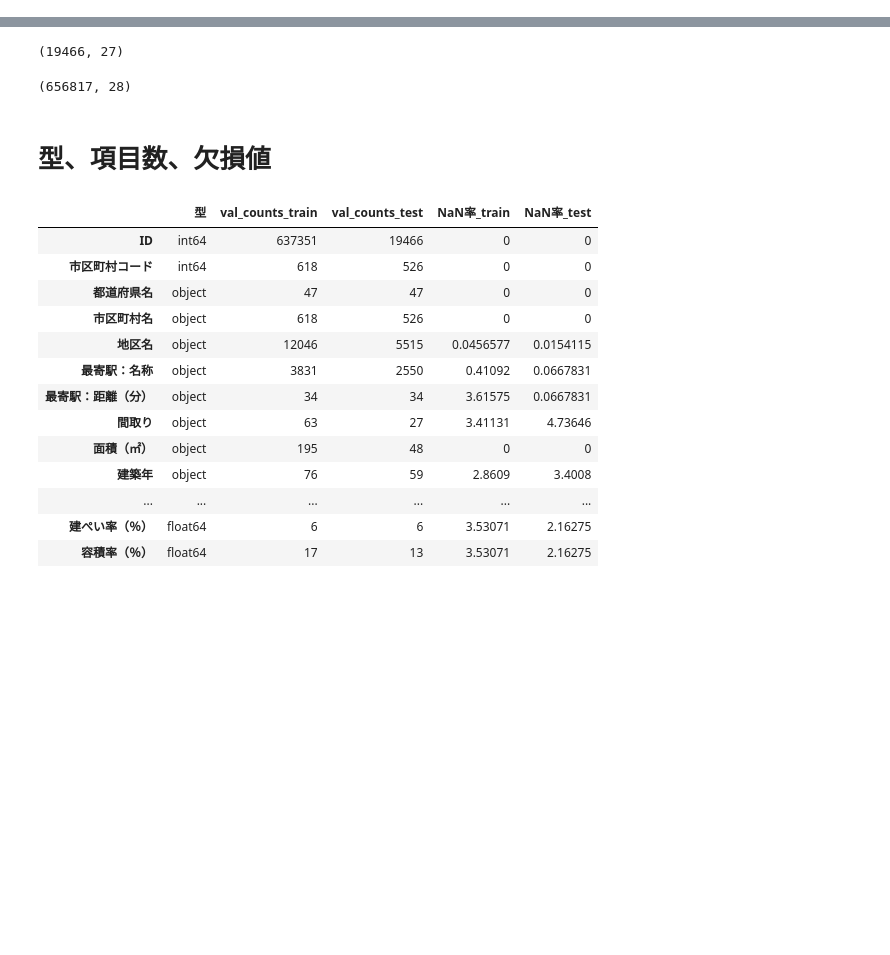
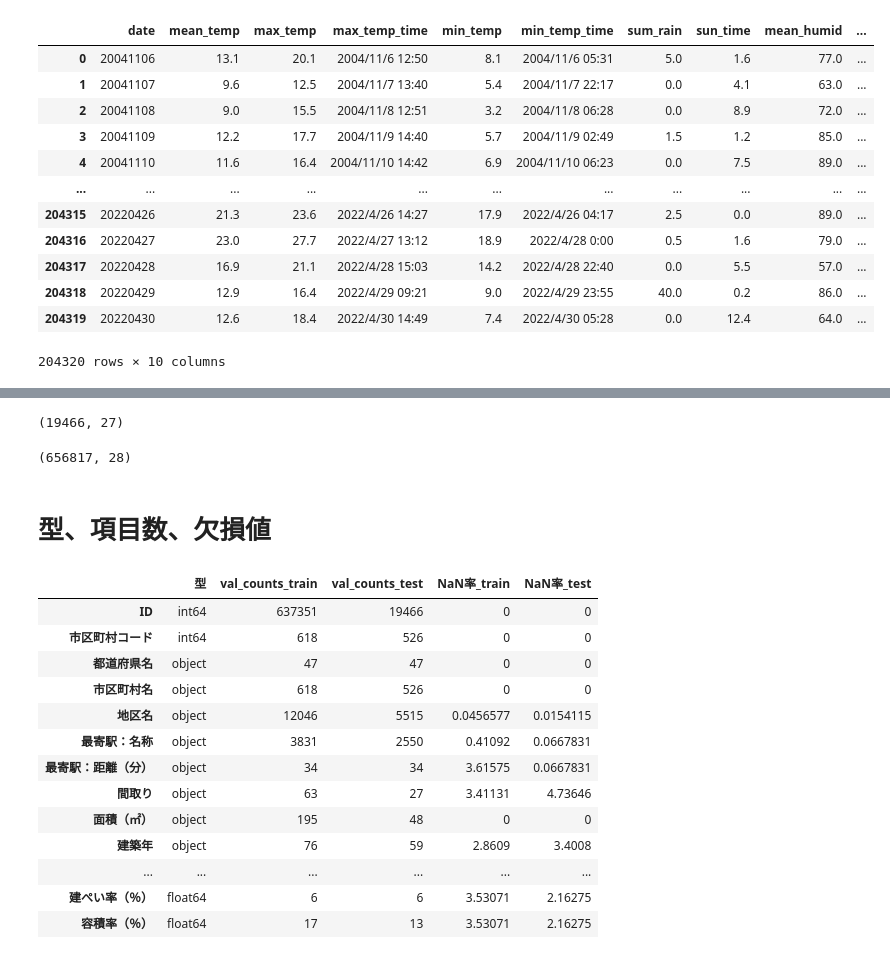
Before and after one commit to snoopy0420/nishika_vegetableprice, a Jupyter notebook: notebooks/apartment_EDA.ipynb, the cells around one changed output, grey strips where cells are left out. Cells and saved outputs as stored; diff of their text form; code cells hidden in the pictures; blank space fills up the shorter version.

```diff
--- a/notebooks/apartment_EDA.ipynb
+++ b/notebooks/apartment_EDA.ipynb
@@ -37,0 +36,16 @@ train_df
+# %%
+weather_df
+# %% [output]
+|  | date | mean_temp | max_temp | max_temp_time | min_temp | min_temp_time | sum_rain | sun_time | mean_humid | ... |
+| 0 | 20041106 | 13.1 | 20.1 | 2004/11/6 12:50 | 8.1 | 2004/11/6 05:31 | 5.0 | 1.6 | 77.0 | ... |
+| 1 | 20041107 | 9.6 | 12.5 | 2004/11/7 13:40 | 5.4 | 2004/11/7 22:17 | 0.0 | 4.1 | 63.0 | ... |
+| 2 | 20041108 | 9.0 | 15.5 | 2004/11/8 12:51 | 3.2 | 2004/11/8 06:28 | 0.0 | 8.9 | 72.0 | ... |
+| 3 | 20041109 | 12.2 | 17.7 | 2004/11/9 14:40 | 5.7 | 2004/11/9 02:49 | 1.5 | 1.2 | 85.0 | ... |
+| 4 | 20041110 | 11.6 | 16.4 | 2004/11/10 14:42 | 6.9 | 2004/11/10 06:23 | 0.0 | 7.5 | 89.0 | ... |
+| ... | ... | ... | ... | ... | ... | ... | ... | ... | ... | ... |
+| 204315 | 20220426 | 21.3 | 23.6 | 2022/4/26 14:27 | 17.9 | 2022/4/26 04:17 | 2.5 | 0.0 | 89.0 | ... |
+| 204316 | 20220427 | 23.0 | 27.7 | 2022/4/27 13:12 | 18.9 | 2022/4/28 0:00 | 0.5 | 1.6 | 79.0 | ... |
+| 204317 | 20220428 | 16.9 | 21.1 | 2022/4/28 15:03 | 14.2 | 2022/4/28 22:40 | 0.0 | 5.5 | 57.0 | ... |
+| 204318 | 20220429 | 12.9 | 16.4 | 2022/4/29 09:21 | 9.0 | 2022/4/29 23:55 | 40.0 | 0.2 | 86.0 | ... |
+| 204319 | 20220430 | 12.6 | 18.4 | 2022/4/30 14:49 | 7.4 | 2022/4/30 05:28 | 0.0 | 12.4 | 64.0 | ... |
+204320 rows × 10 columns
```
Also changed, not shown: parts of 5 cells of this notebook, 7 other files.
